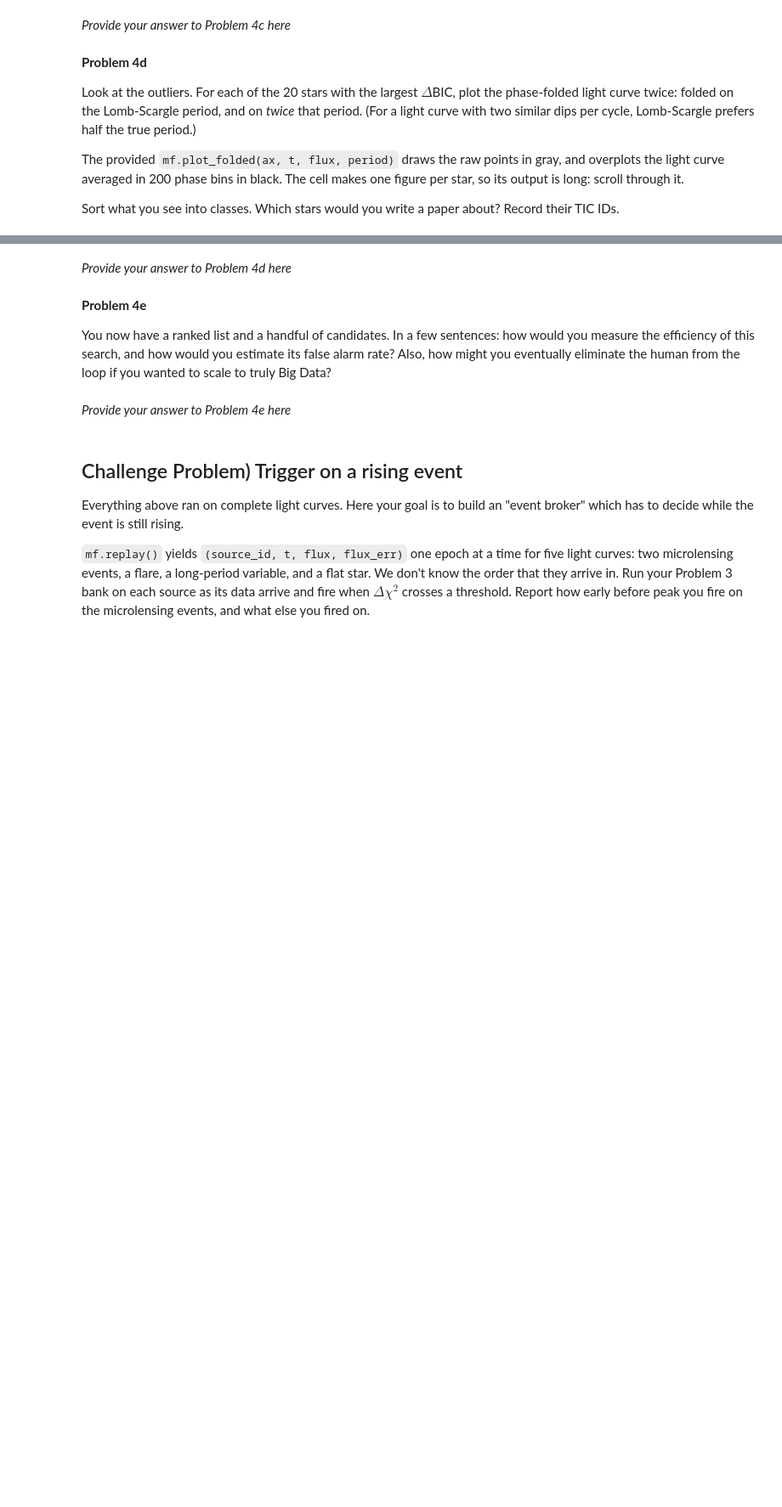
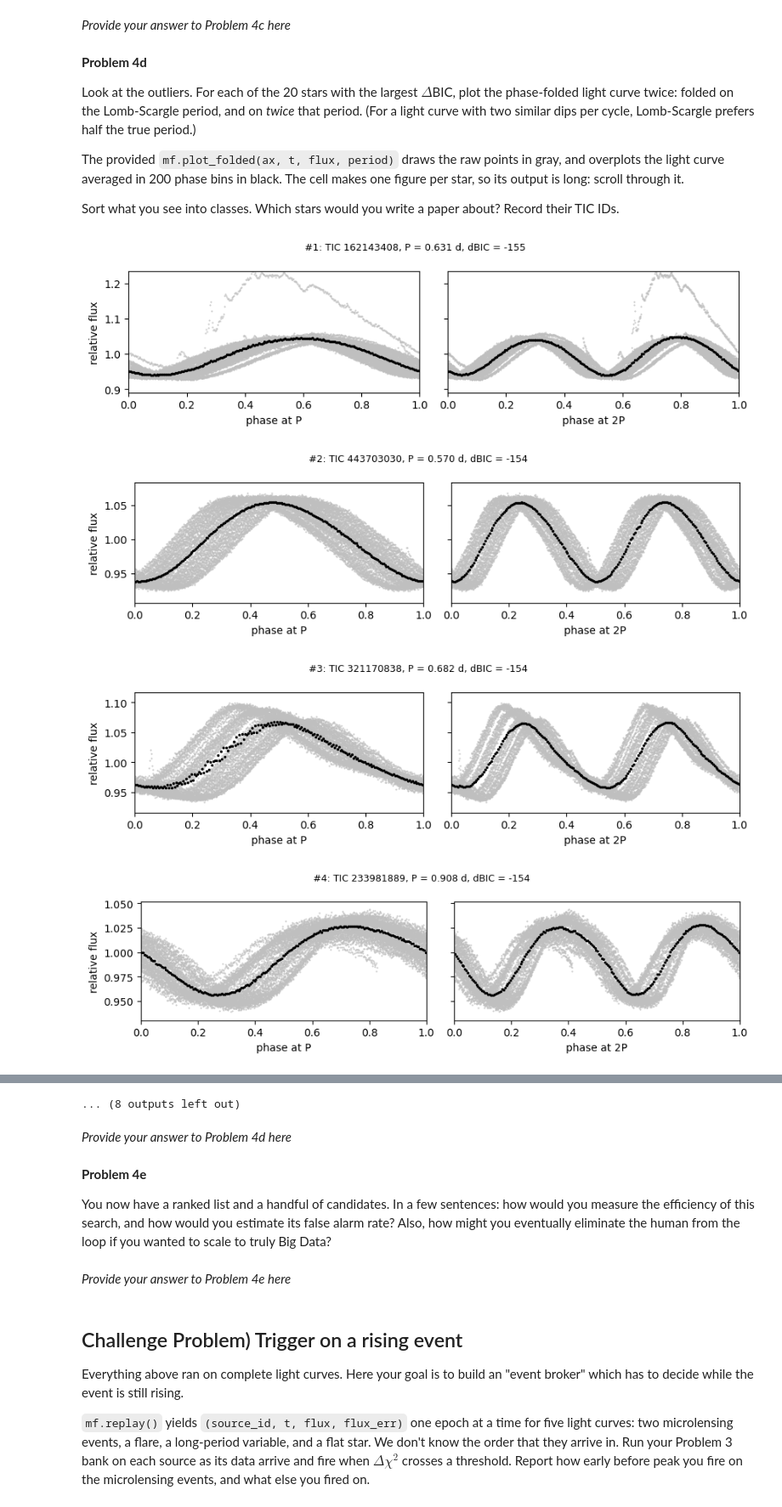
Before and after one commit to ullas-bhat/Session-27, a Jupyter notebook: Day2/MatchedFiltering.ipynb, the cells around one changed output, grey strips where cells are left out. Shown at 85% size. Drawn from its saved outputs; the diff is of its cells as text; code cells hidden in the pictures; blank space fills up the shorter version.

```diff
--- a/Day2/MatchedFiltering.ipynb
+++ b/Day2/MatchedFiltering.ipynb
@@ -1233,22 +1266,28 @@ Sort what you see into classes. Which stars would you write a paper
 about? Record their TIC IDs.
 # %%
 # order: star indices sorted from the largest delta BIC to the smallest
-order = # complete
+order = np.argsort(dbic)
 
 # make the scrollable output box below taller: 70% of the window height
 from IPython.display import HTML, display
 display(HTML("<style>.jp-CodeCell.jp-mod-outputsScrolled "
              ".jp-Cell-outputArea {max-height: 70vh;}</style>"))
 
 # one figure per star.  Left: folded on the Lomb-Scargle period.
 # Right: folded on twice that period, with twice as many bins.
 for rank, i in enumerate(order[:20]):
     fig, axs = plt.subplots(1, 2, figsize=(9, 2.6), sharey=True)
     # complete: fold on the Lomb-Scargle period, on axs[0]
-    # complete: fold on twice that period, on axs[1]
+    mf.plot_folded(axs[0], times[i], fluxes[i], ls_period[i])
+    mf.plot_folded(axs[1], times[i], fluxes[i], 2*ls_period[i])
     axs[0].set_xlabel("phase at P")
     axs[1].set_xlabel("phase at 2P")
     axs[0].set_ylabel("relative flux")
     fig.suptitle(f"#{rank + 1}: TIC {ticids[i]}, P = {ls_period[i]:.3f} d, "
                  f"dBIC = {dbic[i]:.0f}", fontsize=9)
     fig.tight_layout()
+# %% [output]
+[figure, added]
+[figure, added]
+[figure, added]
+[figure, added]
@@ -1255,3 +1302,4 @@ for rank, i in enumerate(order[:20]):
+... (8 outputs left out)
 # %%
 candidates = [  # complete: your TIC IDs
               ]
```
Also changed, not shown: parts of 15 cells of this notebook, 2 other files.
